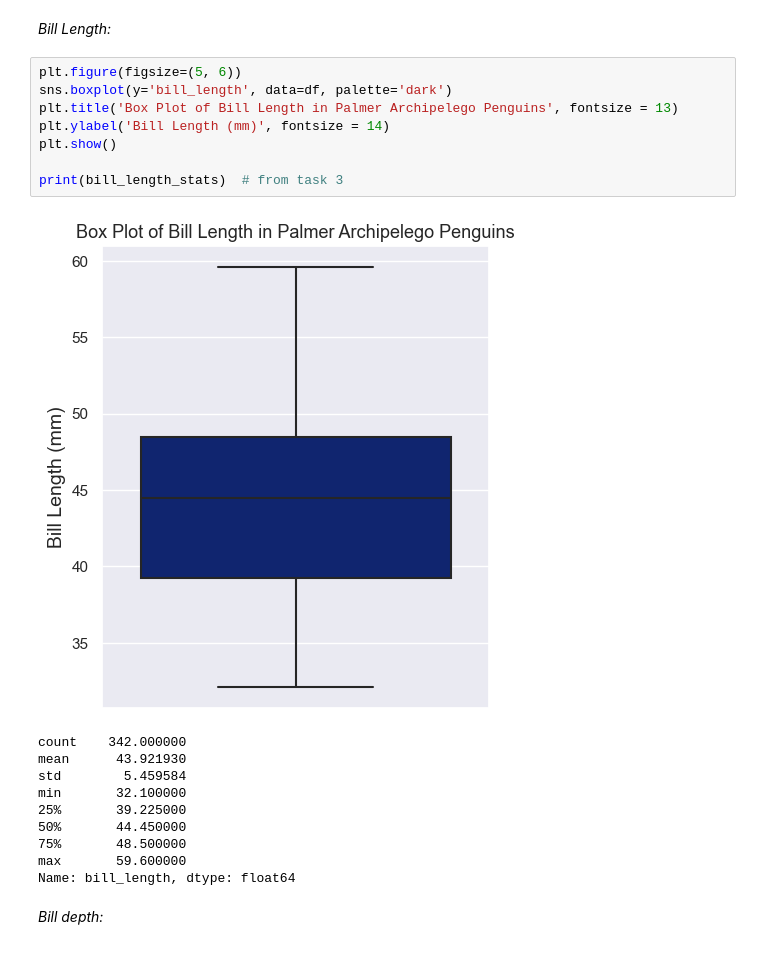
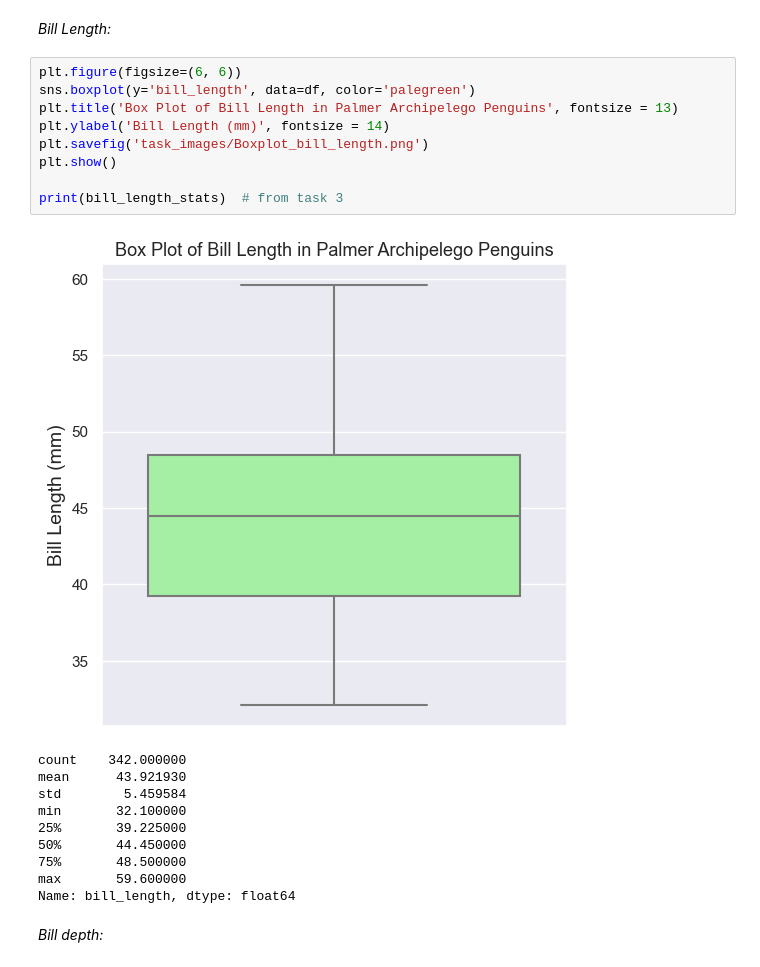
Before and after one commit to jmce22/fund_data, a Jupyter notebook: tasks.ipynb, the cells around one changed output. Drawn from its saved outputs; the diff is of its cells as text.

Commit message:
altered colors of plots to enhance appearance. fixed position of plt.savefig() in code to ensure plots saved to folder 'task_images' correctly

```diff
--- a/tasks.ipynb
+++ b/tasks.ipynb
@@ -937,15 +918,16 @@ Below I will create individual plots for each of the numerical variables, colour
 # %% [markdown]
 *Bill Length:*
 # %%
-plt.figure(figsize=(5, 6))
-sns.boxplot(y='bill_length', data=df, palette='dark')
+plt.figure(figsize=(6, 6))
+sns.boxplot(y='bill_length', data=df, color='palegreen')
 plt.title('Box Plot of Bill Length in Palmer Archipelego Penguins', fontsize = 13)
 plt.ylabel('Bill Length (mm)', fontsize = 14)
+plt.savefig('task_images/Boxplot_bill_length.png')
 plt.show()
 
 print(bill_length_stats)  # from task 3
 # %% [output]
-[figure, old version]
+[figure, new version]
 count    342.000000
 mean      43.921930
 std        5.459584
```
Also changed, not shown: parts of 29 cells of this notebook, 28 other files.
